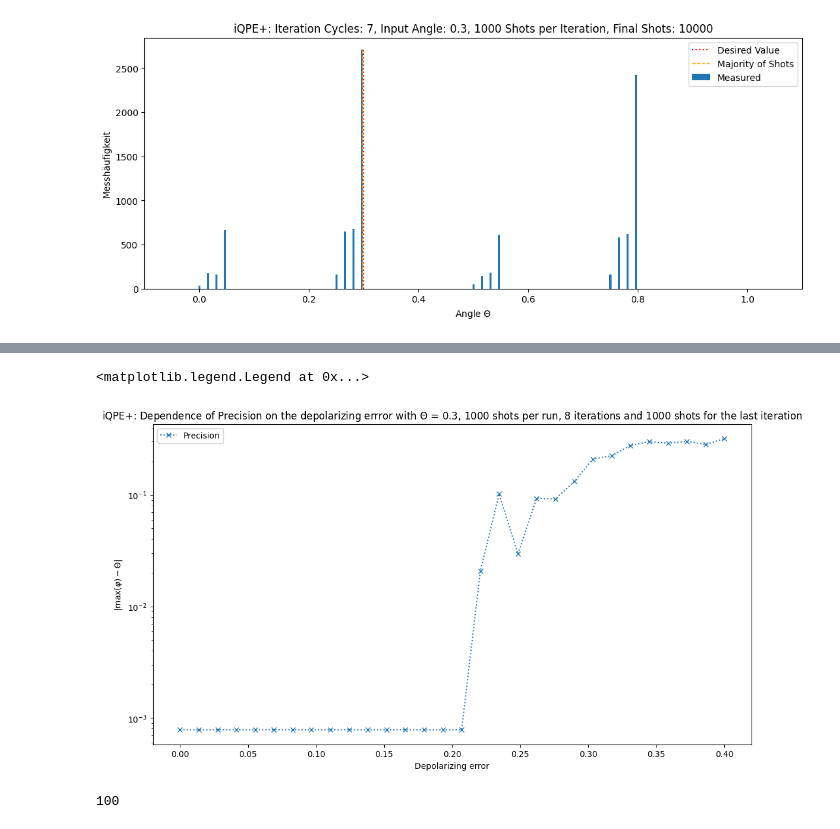
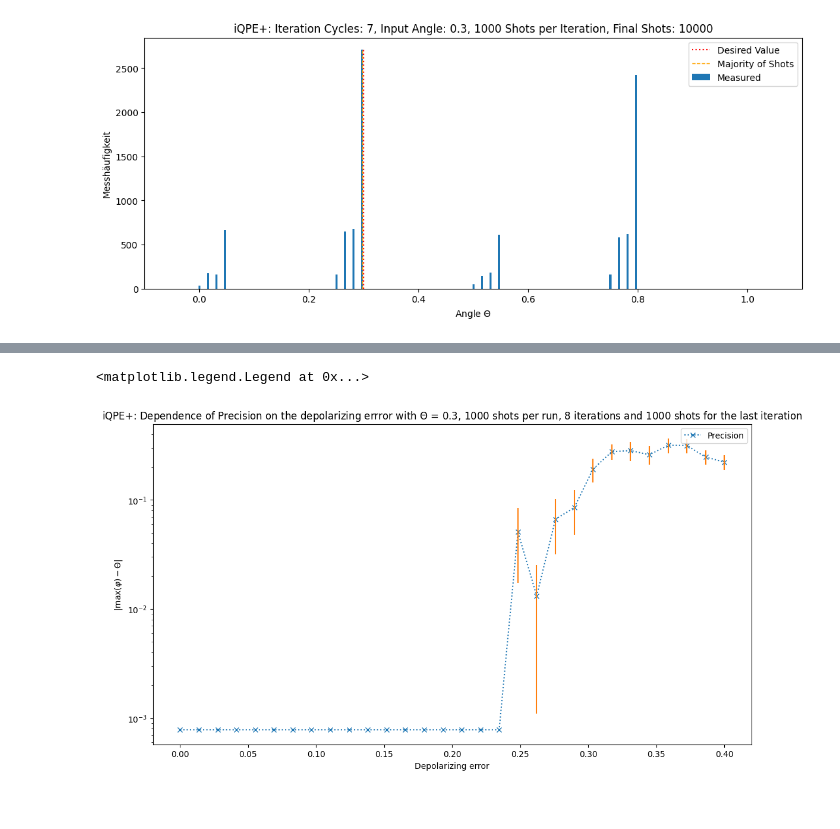
Before and after one commit to RicemanBoy/qc_researchproject, a Jupyter notebook: Depolarizing error.ipynb, the cells around one changed output, grey strips where cells are left out. Saved outputs shown, nothing was run; the diff lists cells and outputs as text; code cells hidden in the pictures.

```diff
--- a/Depolarizing error.ipynb
+++ b/Depolarizing error.ipynb
@@ -883,9 +883,10 @@ def prec_over_error(angle: float, shots: int, depth: int, steps: int, shots_per_
     error_1 = np.linspace(0,(4/3)*soweit,steps)
     error_2 = np.linspace(0,(16/15)*soweit,steps)
     final_y = [0 for i in x]
+    y_idk = np.zeros((times,steps))
     for i in range(times):
         y = []
-        for k in range(len(error_1)):
+        for k in range(steps):
             dep_error = depolarizing_error(error_1[k], 1)
             dep_error_2q = depolarizing_error(error_2[k], 2)
 
@@ -907,6 +908,7 @@ def prec_over_error(angle: float, shots: int, depth: int, steps: int, shots_per_
                 prec = np.abs(most-angle)
                 #x.append(error_1[i])
                 y.append(prec)
+                y_idk[i,k] += prec
             else:
                 listt = [shots_per_it for i in range(depth-1)]
                 qc = iqpe_improved_noisy(theta, noise_model,listt)
@@ -922,18 +924,30 @@ def prec_over_error(angle: float, shots: int, depth: int, steps: int, shots_per_
                 prec = np.abs(most-angle)
                 #x.append(error_1[i])
                 y.append(prec)
+                y_idk[i,k] += prec
         final_y = [i+j for i,j in zip(final_y,y)]
     y = [i/times for i in final_y]
+    y_std = []
+    for i in range(np.shape(y_idk)[1]):
+        hmm = []
+        for j in range(np.shape(y_idk)[0]):
+            hmm += [y_idk[j][i]]
+        y_std += [np.std(hmm)]
+
+    y_std = [i/np.sqrt(times) for i in y_std]
+
     fig, ax = plt.subplots(figsize=(13,7))
     ax = plt.plot(x,y, "x", label="Precision", linestyle = "dotted")
-    #ax = plt.plot(x, list_diff, "x", label="Difference of the max of measurement to ideal Angle", linestyle = "dotted")                #basically the same as with average
+    ax = plt.errorbar(x,y,yerr = y_std, linestyle = "")
+
     plt.title("iQPE: Dependence of Precision on the depolarizing errror with "+r"$\Theta$"+" = {}, {} iterations and {} shots".format(angle, depth, int(shots)))
     if shots_per_it != 0:
         plt.title("iQPE+: Dependence of Precision on the depolarizing errror with "+r"$\Theta$"+" = {}, {} shots per run, {} iterations and {} shots for the last iteration".format(angle, shots_per_it, depth,shots))
     plt.yscale("log")
     plt.ylabel(r"$\vert \text{max}(\varphi) - \Theta \vert$")
     plt.xlabel("Depolarizing error")
-    data = np.array((x,y))
+    data = np.array((x,y,y_std))
+
     if shots_per_it != 0:
         np.savetxt("iQPE+_error_threshhold.txt", data, delimiter=",")
     else:
@@ -948,11 +961,6 @@ prec_over_error(0.3, 1000, 8, 30, 0, 50)
 # %%
-prec_over_error(0.3, 1000, 8, 30, 1000, 50)
+prec_over_error(0.3, 10000, 8, 30, 10000, 50)
 #plt.savefig("Figures/error dependence 2.png", dpi = 300)
 # %% [output]
 <matplotlib.legend.Legend at 0x...>
-[figure, old version]
+[figure, new version]
-# %%
-dit = {"a":1, "b":20, "c": 100}
-print(max(dit.values()))
-# %% [output]
-100
```
Also changed, not shown: parts of 2 cells of this notebook, 4 other files.
